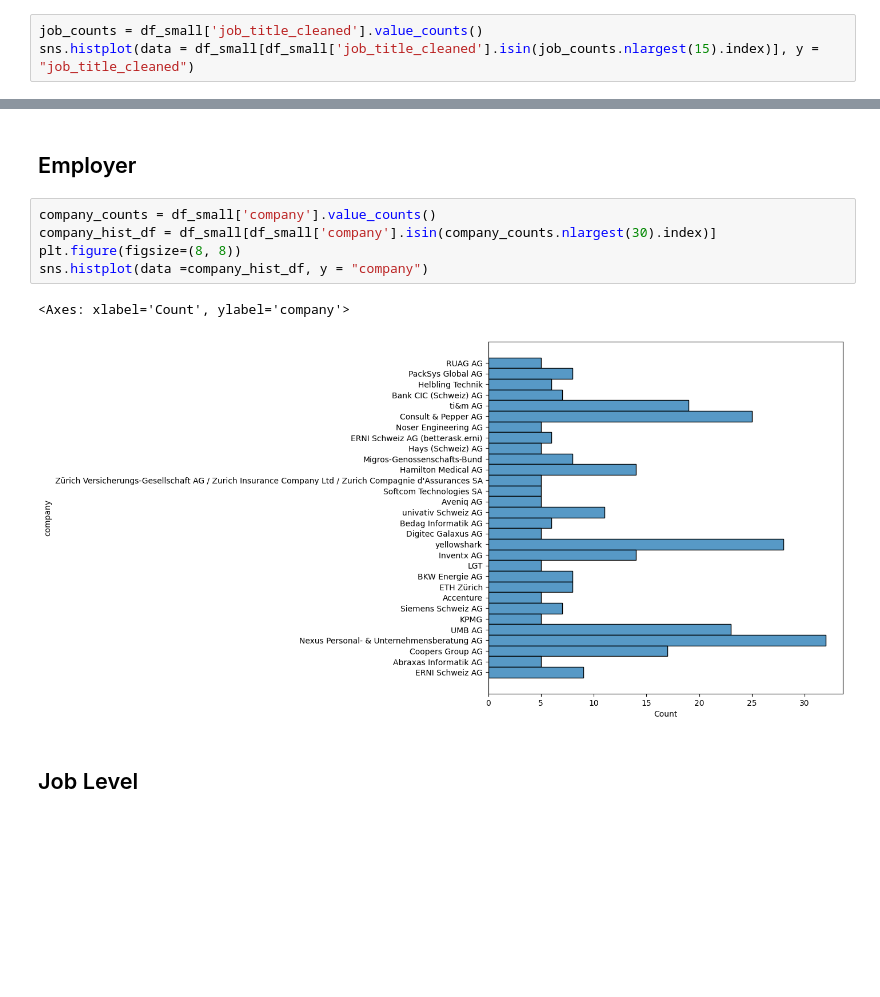
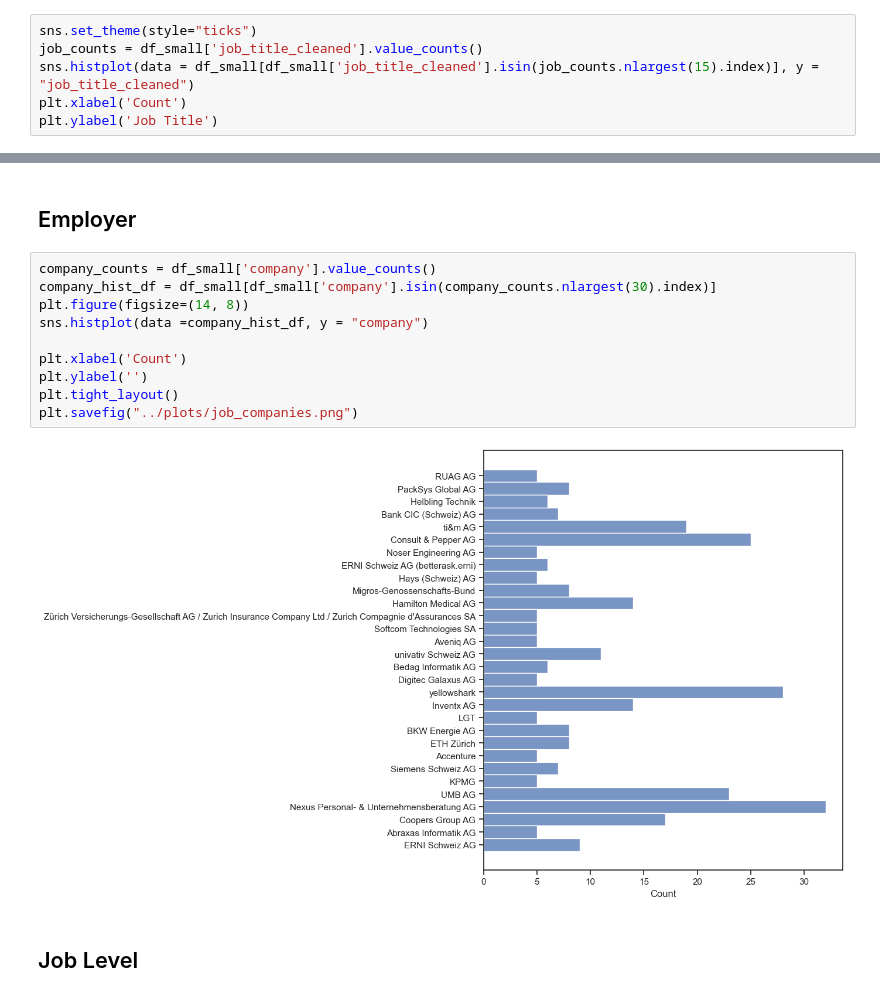
Before and after one commit to TomWartm/ITJobsCH, a Jupyter notebook: src/analysis.ipynb, the cells around one changed output, grey strips where cells are left out. Drawn from its saved outputs; the diff is of its cells as text; blank space fills up the shorter version.

```diff
--- a/src/analysis.ipynb
+++ b/src/analysis.ipynb
@@ -156,6 +156,9 @@ memory usage: 148.0+ KB
 # %% [markdown]
 ## Job title
 # %%
+sns.set_theme(style="ticks")
 job_counts = df_small['job_title_cleaned'].value_counts()
 sns.histplot(data = df_small[df_small['job_title_cleaned'].isin(job_counts.nlargest(15).index)], y = "job_title_cleaned")
+plt.xlabel('Count')
+plt.ylabel('Job Title')
 # %% [output]
@@ -179,10 +187,14 @@ sns.histplot(data = df_small, y = "canton")
 # %%
 company_counts = df_small['company'].value_counts()
 company_hist_df = df_small[df_small['company'].isin(company_counts.nlargest(30).index)]
-plt.figure(figsize=(8, 8))
+plt.figure(figsize=(14, 8))
 sns.histplot(data =company_hist_df, y = "company")
+
+plt.xlabel('Count')
+plt.ylabel('')
+plt.tight_layout()
+plt.savefig("../plots/job_companies.png")
 # %% [output]
-<Axes: xlabel='Count', ylabel='company'>
-[figure, old version]
+[figure, new version]
 # %% [markdown]
 ## Job Level
```
Also changed, not shown: parts of 14 cells of this notebook, 10 other files.
